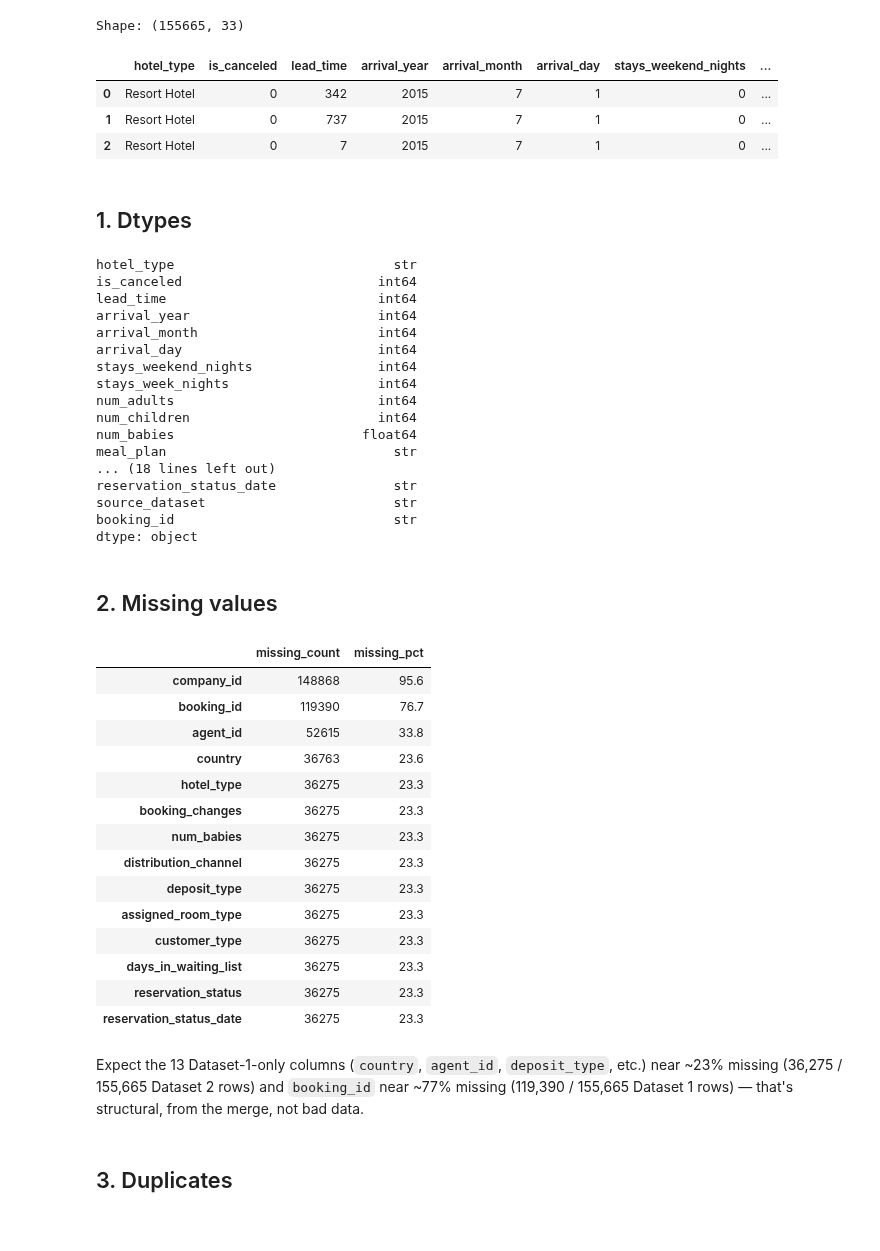
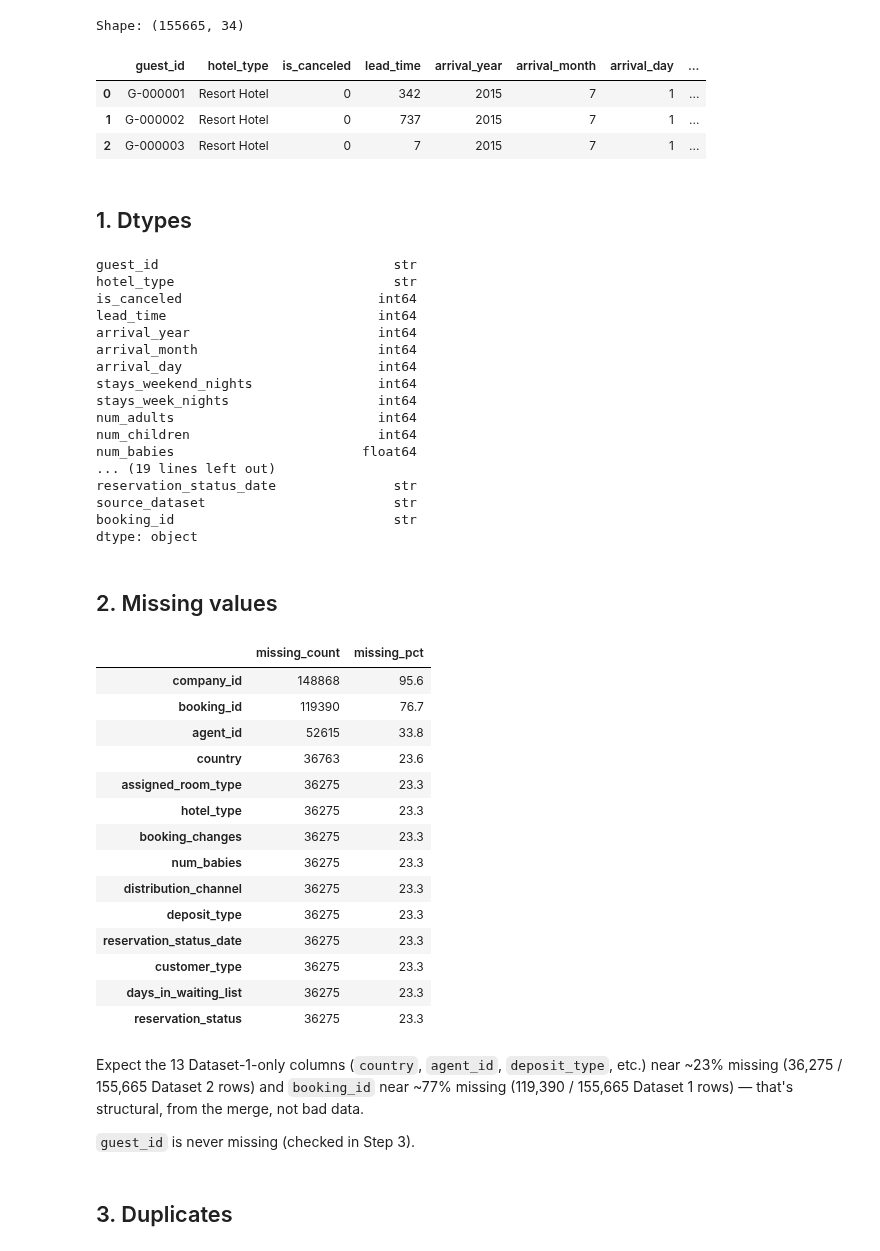
Before and after one commit to JUST-ZARI/hotel-clv-prediction, a Jupyter notebook: notebooks/04_eda_data_quality.ipynb, the cells around one changed output. Saved outputs shown, nothing was run; the diff lists cells and outputs as text; code cells hidden in the pictures.

```diff
--- a/notebooks/04_eda_data_quality.ipynb
+++ b/notebooks/04_eda_data_quality.ipynb
@@ -18,27 +23,30 @@ Resolving deltas: 100% (62/62), done.
 # %%
 import pandas as pd
 import numpy as np
 import matplotlib.pyplot as plt
 import seaborn as sns
 
 pd.set_option('display.max_columns', None)
 sns.set_style('whitegrid')
 
-# Fixed path from absolute '/data/...' to relative 'data/...'
-df = pd.read_csv("data/processed/merged_dataset.csv")
+# low_memory=False: read each column in one pass (avoids the mixed-type warning on columns
+# that are empty for one source)
+df = pd.read_csv("data/processed/merged_dataset.csv", low_memory=False)
+DS1, DS2 = "hotel_bookings_2015_2017", "hotel_reservations_2017_2018"
 print("Shape:", df.shape)
 df.head(3)
 # %% [output]
-Shape: (155665, 33)
+Shape: (155665, 34)
-|  | hotel_type | is_canceled | lead_time | arrival_year | arrival_month | arrival_day | stays_weekend_nights | ... |
-| 0 | Resort Hotel | 0 | 342 | 2015 | 7 | 1 | 0 | ... |
-| 1 | Resort Hotel | 0 | 737 | 2015 | 7 | 1 | 0 | ... |
-| 2 | Resort Hotel | 0 | 7 | 2015 | 7 | 1 | 0 | ... |
+|  | guest_id | hotel_type | is_canceled | lead_time | arrival_year | arrival_month | arrival_day | ... |
+| 0 | G-000001 | Resort Hotel | 0 | 342 | 2015 | 7 | 1 | ... |
+| 1 | G-000002 | Resort Hotel | 0 | 737 | 2015 | 7 | 1 | ... |
+| 2 | G-000003 | Resort Hotel | 0 | 7 | 2015 | 7 | 1 | ... |
 # %% [markdown]
 ## 1. Dtypes
 # %%
 df.dtypes
 # %% [output]
+guest_id                              str
 hotel_type                            str
 is_canceled                         int64
 lead_time                           int64
@@ -50,8 +58,7 @@ stays_week_nights                   int64
 num_adults                          int64
 num_children                        int64
 num_babies                        float64
-meal_plan                             str
-... (18 lines left out)
+... (19 lines left out)
 reservation_status_date               str
 source_dataset                        str
 booking_id                            str
@@ -68,18 +75,20 @@ pd.DataFrame({'missing_count': missing, 'missing_pct': missing_pct})[missing > 0
 | booking_id | 119390 | 76.7 |
 | agent_id | 52615 | 33.8 |
 | country | 36763 | 23.6 |
+| assigned_room_type | 36275 | 23.3 |
 | hotel_type | 36275 | 23.3 |
 | booking_changes | 36275 | 23.3 |
 | num_babies | 36275 | 23.3 |
 | distribution_channel | 36275 | 23.3 |
 | deposit_type | 36275 | 23.3 |
-| assigned_room_type | 36275 | 23.3 |
+| reservation_status_date | 36275 | 23.3 |
 | customer_type | 36275 | 23.3 |
 | days_in_waiting_list | 36275 | 23.3 |
 | reservation_status | 36275 | 23.3 |
-| reservation_status_date | 36275 | 23.3 |
 # %% [markdown]
 Expect the 13 Dataset-1-only columns (`country`, `agent_id`, `deposit_type`, etc.) near ~23% missing (36,275 / 155,665 Dataset 2 rows) and `booking_id` near ~77% missing (119,390 / 155,665 Dataset 1 rows) — that's structural, from the merge, not bad data.
+
+`guest_id` is never missing (checked in Step 3).
 # %% [markdown]
 ## 3. Duplicates
 # %%
```
Also changed, not shown: parts of 25 cells of this notebook.
